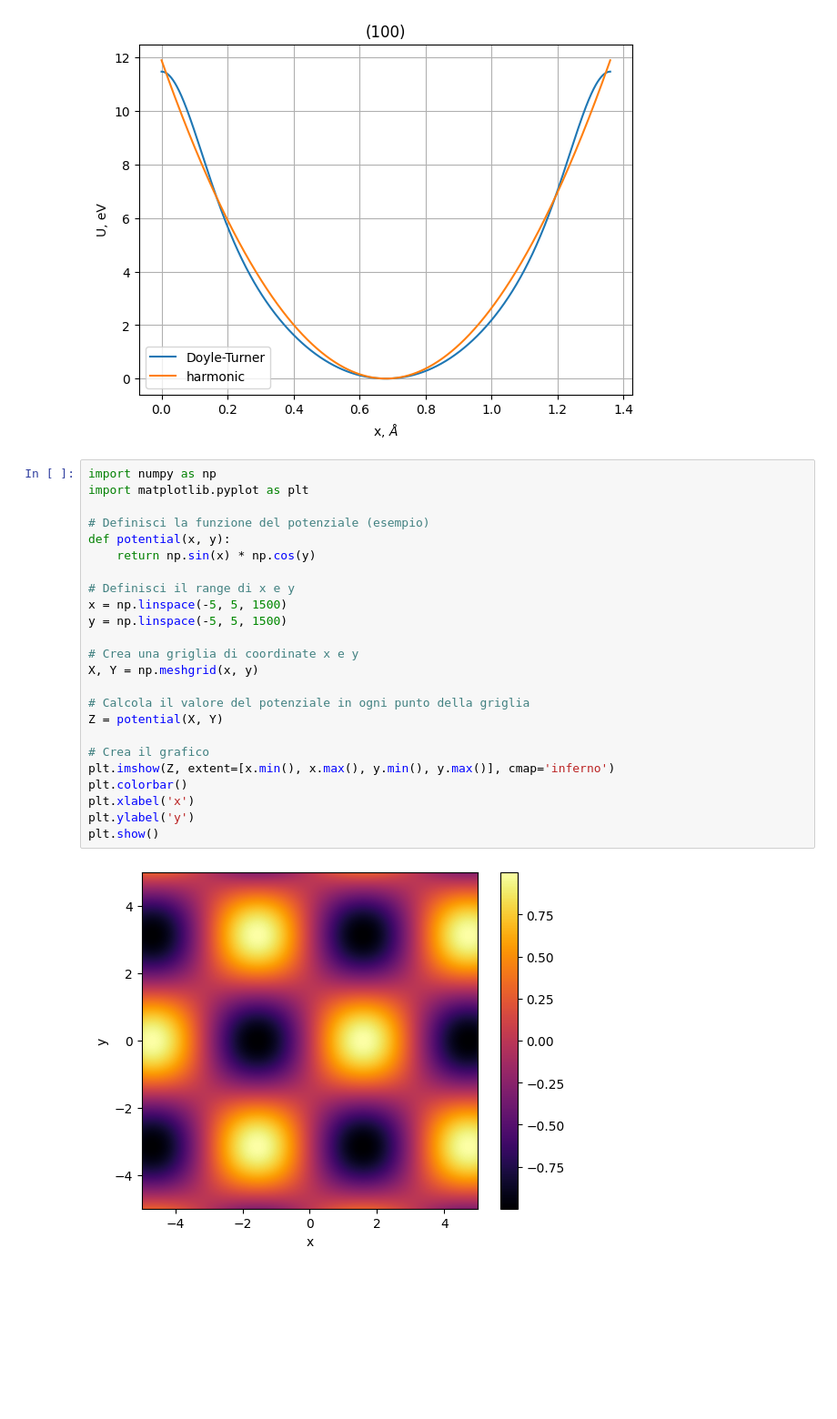
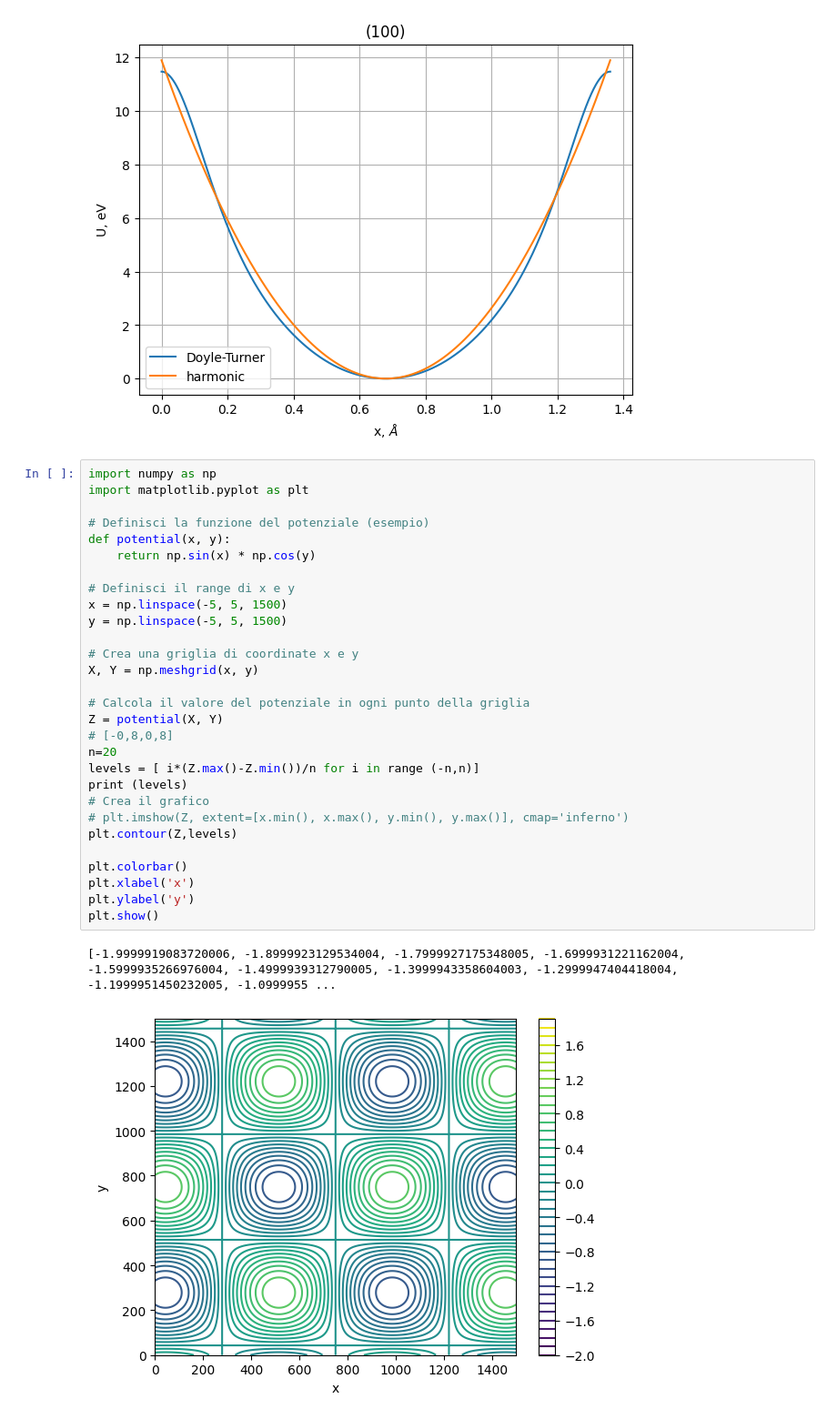
Before and after one commit to Ncanale/Channeling_Potential, a Jupyter notebook: potential_plot.ipynb, the cells around one changed output. Shown: that part at 91% size. Cells and saved outputs as stored; diff of their text form; blank space fills up the shorter version.

```diff
--- a/potential_plot.ipynb
+++ b/potential_plot.ipynb
@@ -87,26 +87,32 @@ plt.show()
 # %%
 import numpy as np
 import matplotlib.pyplot as plt
 
 # Definisci la funzione del potenziale (esempio)
 def potential(x, y):
     return np.sin(x) * np.cos(y)
 
 # Definisci il range di x e y
 x = np.linspace(-5, 5, 1500)
 y = np.linspace(-5, 5, 1500)
 
 # Crea una griglia di coordinate x e y
 X, Y = np.meshgrid(x, y)
 
 # Calcola il valore del potenziale in ogni punto della griglia
 Z = potential(X, Y)
+# [-0,8,0,8]
+n=20
+levels = [ i*(Z.max()-Z.min())/n for i in range (-n,n)]
+print (levels)
+# Crea il grafico
+# plt.imshow(Z, extent=[x.min(), x.max(), y.min(), y.max()], cmap='inferno')
+plt.contour(Z,levels)
 
-# Crea il grafico
-plt.imshow(Z, extent=[x.min(), x.max(), y.min(), y.max()], cmap='inferno')
 plt.colorbar()
 plt.xlabel('x')
 plt.ylabel('y')
 plt.show()
 # %% [output]
+[-1.9999919083720006, -1.8999923129534004, -1.7999927175348005, -1.6999931221162004, -1.5999935266976004, -1.4999939312790005, -1.3999943358604003, -1.2999947404418004, -1.1999951450232005, -1.0999955 ...
-[figure, old version]
+[figure, new version]
```
